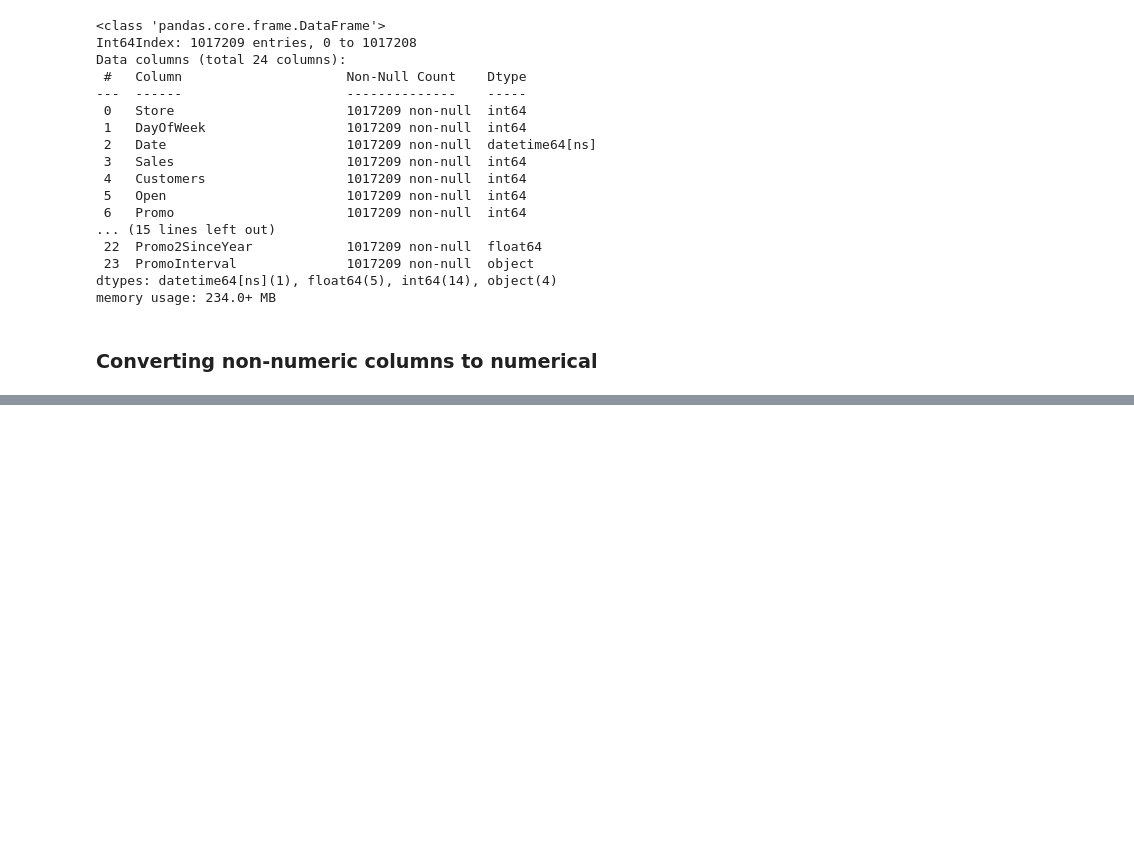
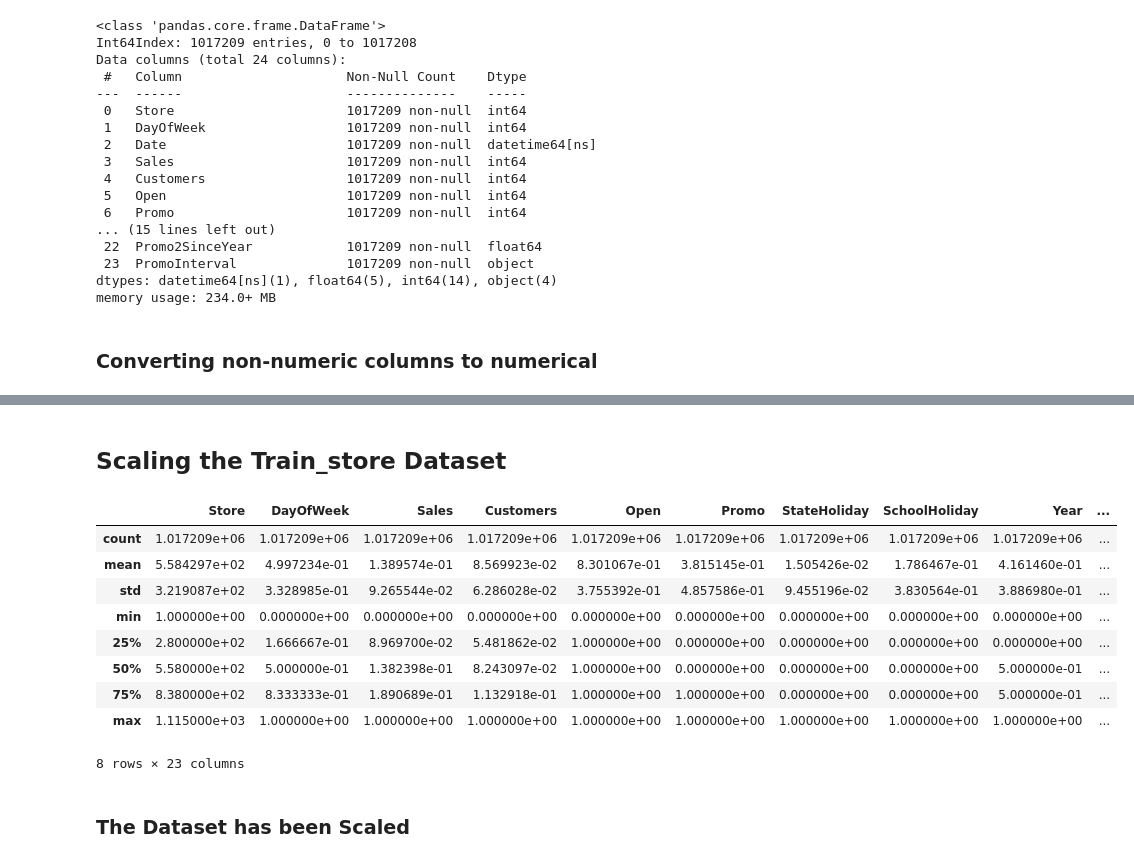
Before and after one commit to Caphace-Ethan/Pharmaceutical-Sales-Prediction, a Jupyter notebook: notebooks/Prediction_of_store_sales.ipynb, the cells around one changed output, grey strips where cells are left out. Cells and saved outputs as stored; diff of their text form; code cells hidden in the pictures; blank space fills up the shorter version.

Commit message:
Applied Scaling to Dataset

```diff
--- a/notebooks/Prediction_of_store_sales.ipynb
+++ b/notebooks/Prediction_of_store_sales.ipynb
@@ -483,0 +491,2 @@ train_store_data.sample(4)
+# %% [markdown]
+## Scaling the Train_store Dataset
@@ -483,0 +495,36 @@ train_store_data.sample(4)
+# %%
+from sklearn.preprocessing import MinMaxScaler
+scaler = MinMaxScaler()
+
+num_cols = ['DayOfWeek', 'Sales', 'Customers', 'Open', 'Promo', 'StateHoliday', 'SchoolHoliday', 'Year', 'Month', 'Day',
+            'WeekOfYear', 'Weekofmonth', 'days_to_from_hol', 'StoreType', 'Assortment', 'CompetitionDistance', 'CompetitionOpenSinceMonth',
+            'CompetitionOpenSinceYear', 'Promo2', 'Promo2SinceWeek', 'Promo2SinceYear', 'PromoInterval']
+temp_train_store_data = train_store_data.copy()
+
+try:
+    for i in num_cols:
+
+        # fit on training data column
+        scale = scaler.fit(temp_train_store_data[[i]])
+
+        # transform the training data column
+        temp_train_store_data[i] = scale.transform(temp_train_store_data[[i]])
+
+    logging.info(f"Dataset Normalizing successfully")
+except Exception as e:
+    logging.debug(f"Exception occured in Normalizing the dataset, {e}")
+# %%
+temp_train_store_data.describe()
+# %% [output]
+|  | Store | DayOfWeek | Sales | Customers | Open | Promo | StateHoliday | SchoolHoliday | Year | ... |
+| count | 1.017209e+06 | 1.017209e+06 | 1.017209e+06 | 1.017209e+06 | 1.017209e+06 | 1.017209e+06 | 1.017209e+06 | 1.017209e+06 | 1.017209e+06 | ... |
+| mean | 5.584297e+02 | 4.997234e-01 | 1.389574e-01 | 8.569923e-02 | 8.301067e-01 | 3.815145e-01 | 1.505426e-02 | 1.786467e-01 | 4.161460e-01 | ... |
+| std | 3.219087e+02 | 3.328985e-01 | 9.265544e-02 | 6.286028e-02 | 3.755392e-01 | 4.857586e-01 | 9.455196e-02 | 3.830564e-01 | 3.886980e-01 | ... |
+| min | 1.000000e+00 | 0.000000e+00 | 0.000000e+00 | 0.000000e+00 | 0.000000e+00 | 0.000000e+00 | 0.000000e+00 | 0.000000e+00 | 0.000000e+00 | ... |
+| 25% | 2.800000e+02 | 1.666667e-01 | 8.969700e-02 | 5.481862e-02 | 1.000000e+00 | 0.000000e+00 | 0.000000e+00 | 0.000000e+00 | 0.000000e+00 | ... |
+| 50% | 5.580000e+02 | 5.000000e-01 | 1.382398e-01 | 8.243097e-02 | 1.000000e+00 | 0.000000e+00 | 0.000000e+00 | 0.000000e+00 | 5.000000e-01 | ... |
+| 75% | 8.380000e+02 | 8.333333e-01 | 1.890689e-01 | 1.132918e-01 | 1.000000e+00 | 1.000000e+00 | 0.000000e+00 | 0.000000e+00 | 5.000000e-01 | ... |
+| max | 1.115000e+03 | 1.000000e+00 | 1.000000e+00 | 1.000000e+00 | 1.000000e+00 | 1.000000e+00 | 1.000000e+00 | 1.000000e+00 | 1.000000e+00 | ... |
+8 rows × 23 columns
+# %% [markdown]
+### The Dataset has been Scaled
```
Also changed, not shown: parts of 3 cells of this notebook.
